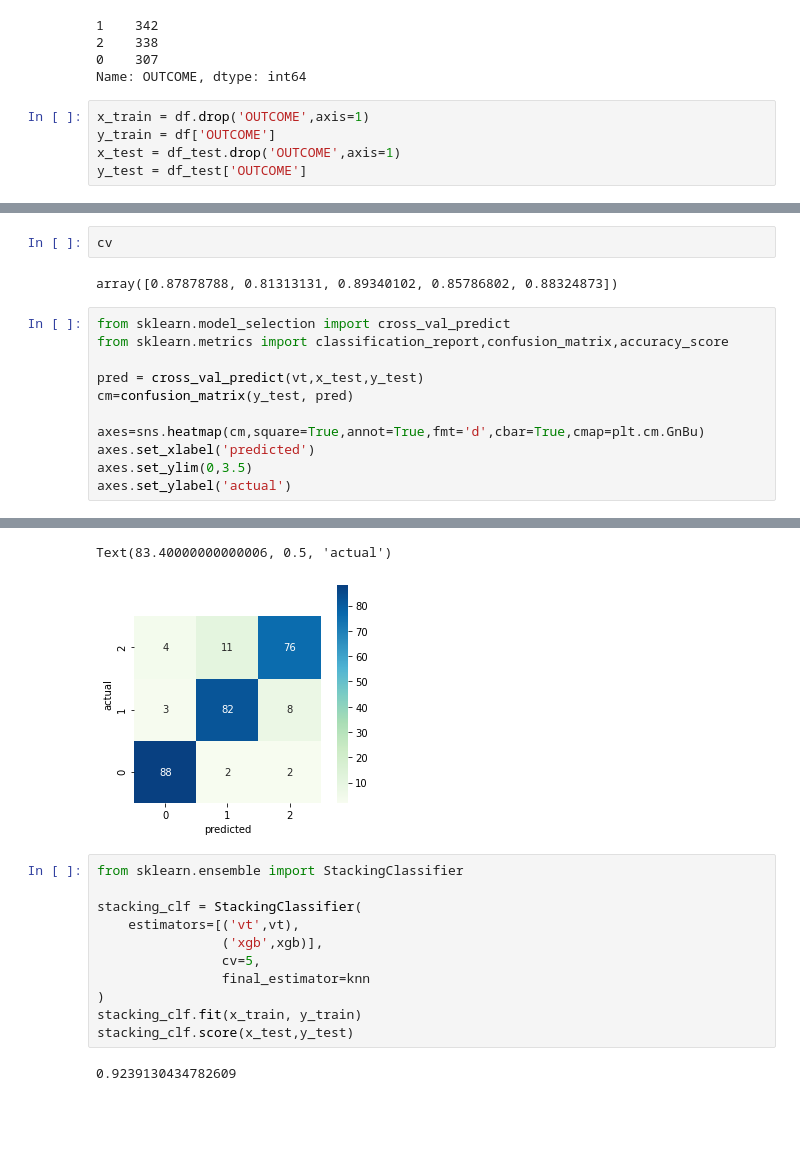
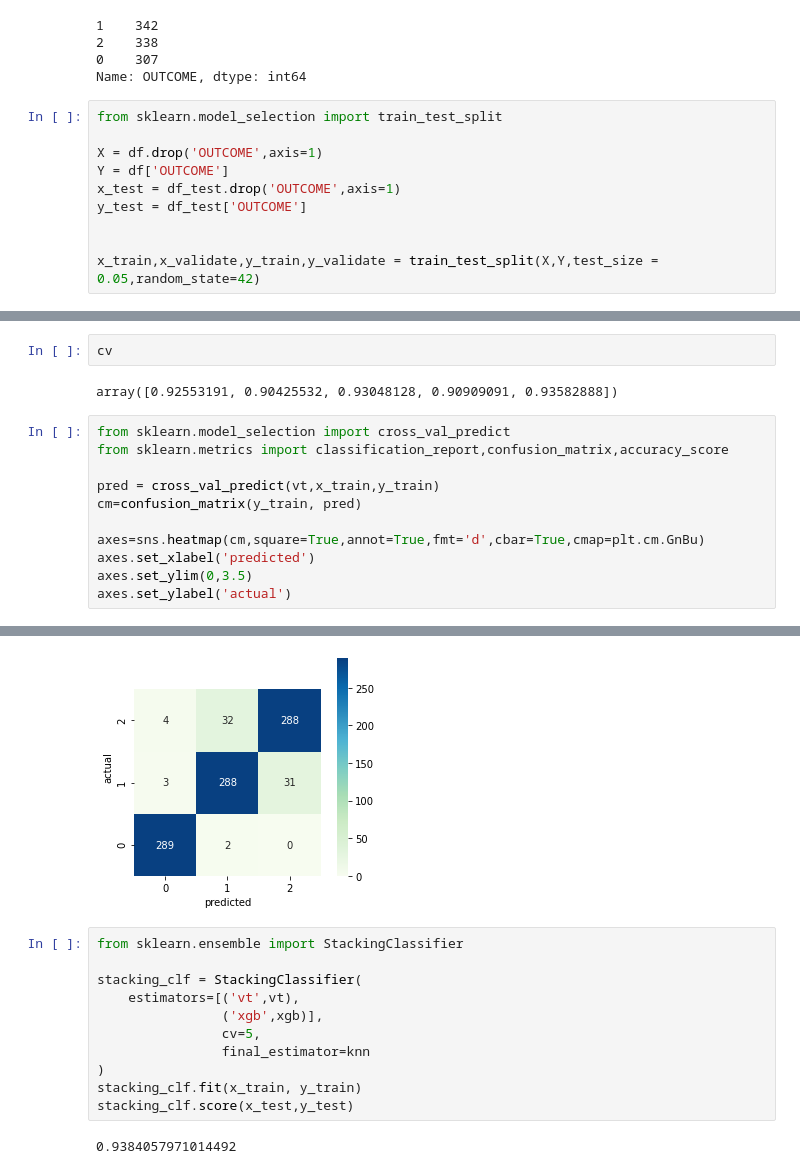
Before and after one commit to Daniel-Ros/DataSiceneIIFinalWork, a Jupyter notebook: hand.ipynb, the cells around one changed output, grey strips where cells are left out. Saved outputs shown, nothing was run; the diff lists cells and outputs as text; blank space fills up the shorter version.

```diff
--- a/hand.ipynb
+++ b/hand.ipynb
@@ -252,7 +252,12 @@ df["OUTCOME"].value_counts()
 0    307
 Name: OUTCOME, dtype: int64
 # %%
-x_train = df.drop('OUTCOME',axis=1)
-y_train = df['OUTCOME']
+from sklearn.model_selection import train_test_split
+
+X = df.drop('OUTCOME',axis=1)
+Y = df['OUTCOME']
 x_test = df_test.drop('OUTCOME',axis=1)
 y_test = df_test['OUTCOME']
+
+
+x_train,x_validate,y_train,y_validate = train_test_split(X,Y,test_size = 0.05,random_state=42)
@@ -351,13 +345,13 @@ cv = cross_val_score(vt,x_train,y_train,cv=5)
 # %%
 cv
 # %% [output]
-array([0.87878788, 0.81313131, 0.89340102, 0.85786802, 0.88324873])
+array([0.92553191, 0.90425532, 0.93048128, 0.90909091, 0.93582888])
 # %%
 from sklearn.model_selection import cross_val_predict
 from sklearn.metrics import classification_report,confusion_matrix,accuracy_score
 
-pred = cross_val_predict(vt,x_test,y_test)
-cm=confusion_matrix(y_test, pred)
+pred = cross_val_predict(vt,x_train,y_train)
+cm=confusion_matrix(y_train, pred)
 
 axes=sns.heatmap(cm,square=True,annot=True,fmt='d',cbar=True,cmap=plt.cm.GnBu)
 axes.set_xlabel('predicted')
@@ -372,5 +362,4 @@ axes.set_ylabel('actual')
-Text(83.40000000000006, 0.5, 'actual')
-[figure, old version]
+[figure, new version]
 # %%
 from sklearn.ensemble import StackingClassifier
 
@@ -383,5 +372,5 @@ stacking_clf = StackingClassifier(
 stacking_clf.fit(x_train, y_train)
 stacking_clf.score(x_test,y_test)
 # %% [output]
-0.9239130434782609
+0.9384057971014492
 # %%
```
Also changed, not shown: parts of 20 cells of this notebook, 1 other file.
